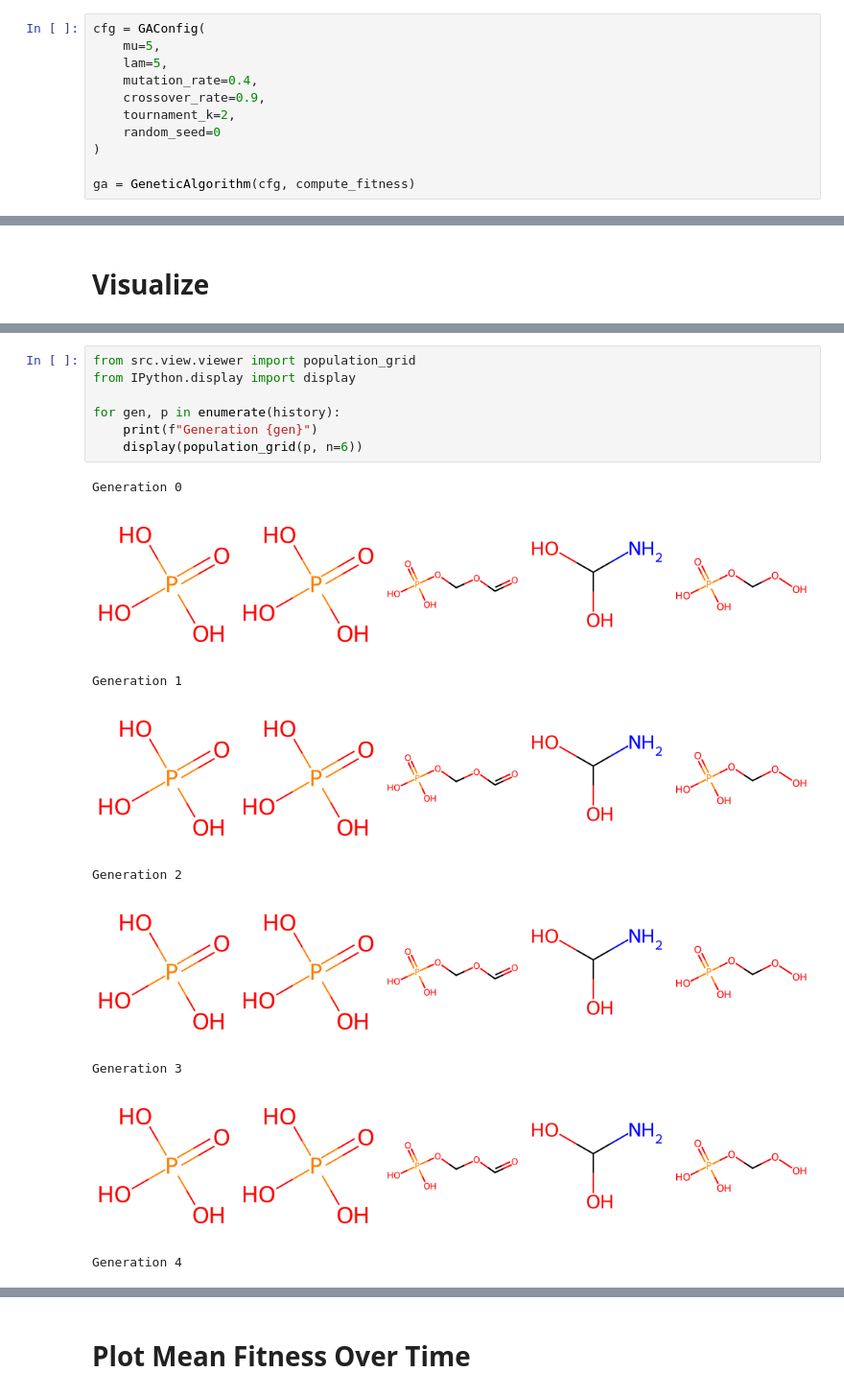
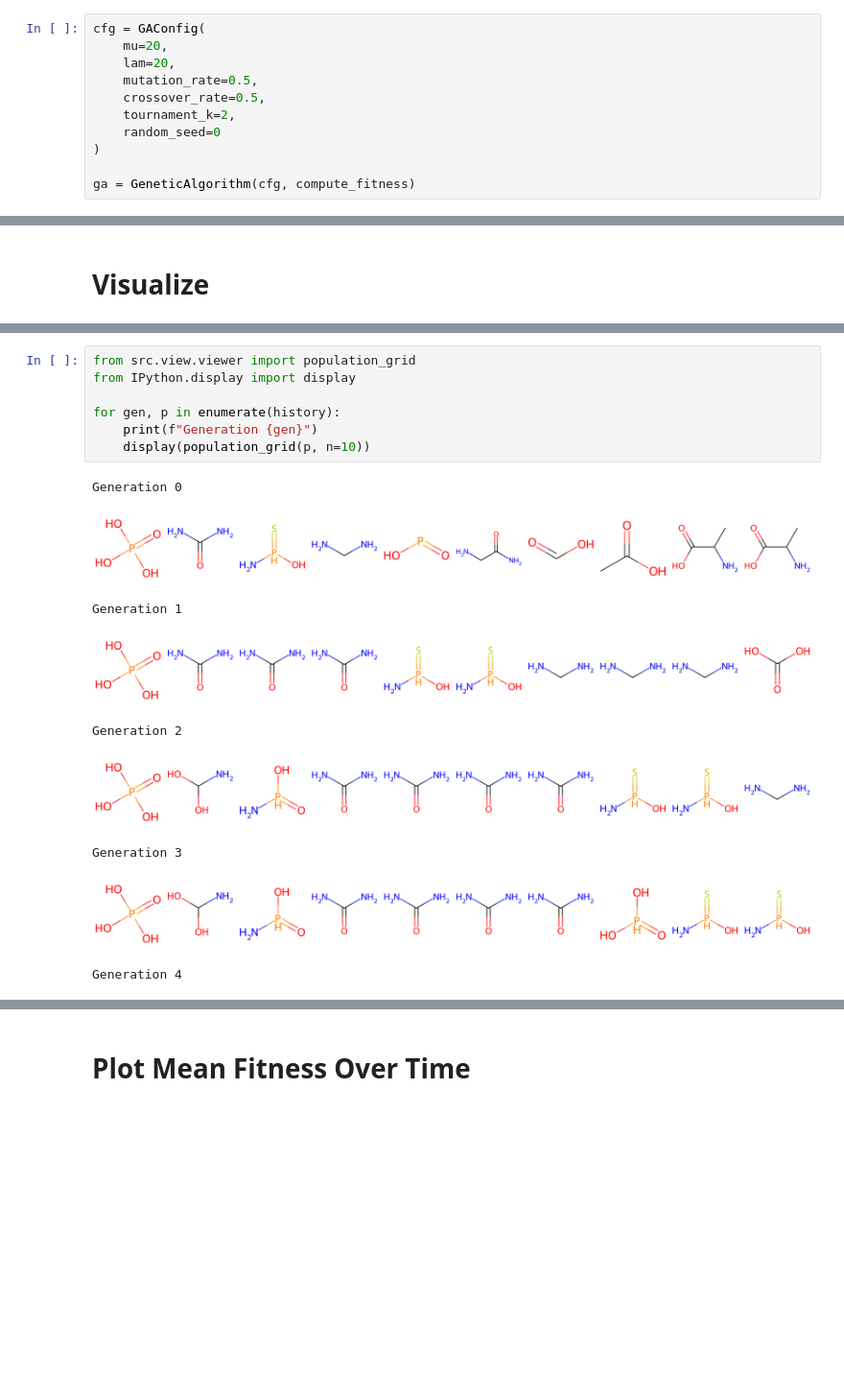
Before and after one commit to MatildeJPereira/SimEvo-BioInsp25, a Jupyter notebook: notebooks/GA_demo.ipynb, the cells around one changed output, grey strips where cells are left out. Shown at 96% size. Cells and saved outputs as stored; diff of their text form; blank space fills up the shorter version.

```diff
--- a/notebooks/GA_demo.ipynb
+++ b/notebooks/GA_demo.ipynb
@@ -26,10 +26,10 @@ pop = Population(initial)
 # Configure GA
 # %%
 cfg = GAConfig(
-    mu=5,
-    lam=5,
-    mutation_rate=0.4,
-    crossover_rate=0.9,
+    mu=20,
+    lam=20,
+    mutation_rate=0.5,
+    crossover_rate=0.5,
     tournament_k=2,
     random_seed=0
 )
@@ -61,17 +113,17 @@ Evolution done!
 # %%
 from src.view.viewer import population_grid
 from IPython.display import display
 
 for gen, p in enumerate(history):
     print(f"Generation {gen}")
-    display(population_grid(p, n=6))
+    display(population_grid(p, n=10))
 # %% [output]
 Generation 0
-[figure, old version]
+[figure, new version]
 Generation 1
-[figure, old version]
+[figure, new version]
 Generation 2
-[figure, old version]
+[figure, new version]
 Generation 3
-[figure, old version]
+[figure, new version]
 Generation 4
```
Also changed, not shown: parts of 5 cells of this notebook, 2 other files.
